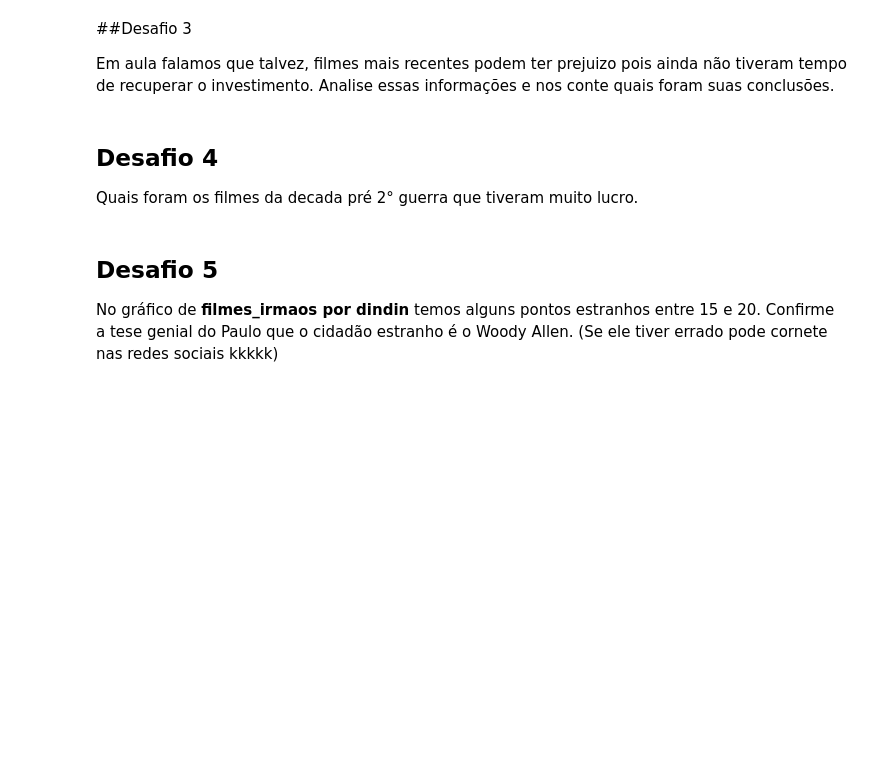
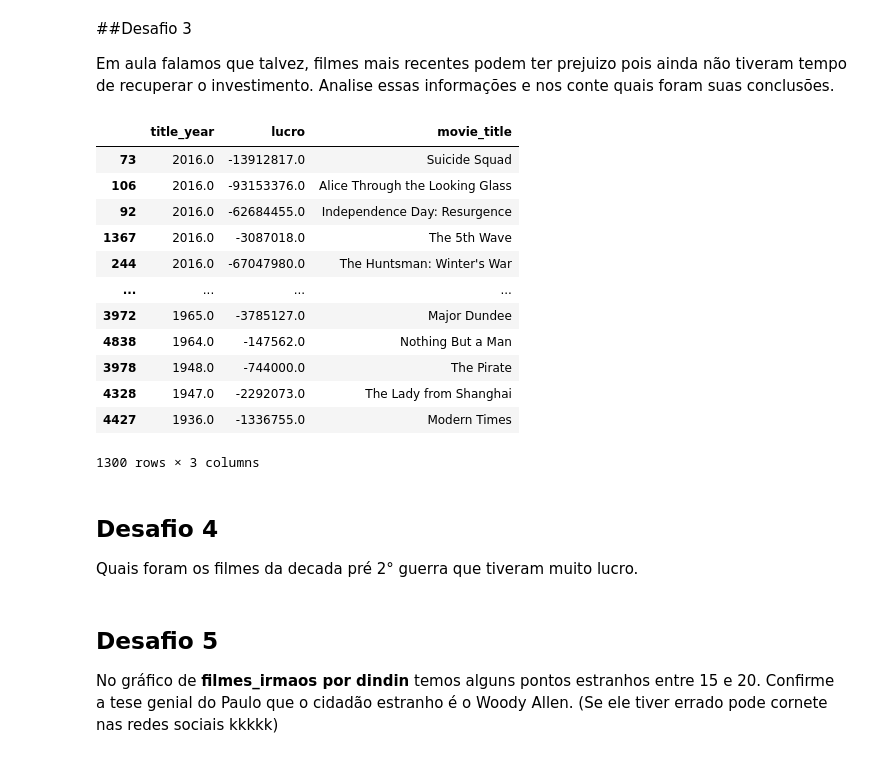
Before and after one commit to edsonajunior/Data-Science-study, a Jupyter notebook: QuarentenaDados_aula03.ipynb, the cells around one changed output. Saved outputs shown, nothing was run; the diff lists cells and outputs as text; code cells hidden in the pictures; blank space fills up the shorter version.

```diff
--- a/QuarentenaDados_aula03.ipynb
+++ b/QuarentenaDados_aula03.ipynb
@@ -261,6 +266,22 @@ No gráfico de **budget por lucro** temos um ponto com muito custo e prejuizo, d
 ##Desafio 3
 
 Em aula falamos que talvez, filmes mais recentes podem ter prejuizo pois ainda não tiveram tempo de recuperar o investimento. Analise essas informações e nos conte quais foram suas conclusões.
+# %%
+imdb_usa.query("budget > 0 and gross > 0 and lucro < 0")[["title_year", "lucro", "movie_title"]].dropna().sort_values("title_year", ascending=False)
+# %% [output]
+|  | title_year | lucro | movie_title |
+| 73 | 2016.0 | -13912817.0 | Suicide Squad |
+| 106 | 2016.0 | -93153376.0 | Alice Through the Looking Glass |
+| 92 | 2016.0 | -62684455.0 | Independence Day: Resurgence |
+| 1367 | 2016.0 | -3087018.0 | The 5th Wave |
+| 244 | 2016.0 | -67047980.0 | The Huntsman: Winter's War |
+| ... | ... | ... | ... |
+| 3972 | 1965.0 | -3785127.0 | Major Dundee |
+| 4838 | 1964.0 | -147562.0 | Nothing But a Man |
+| 3978 | 1948.0 | -744000.0 | The Pirate |
+| 4328 | 1947.0 | -2292073.0 | The Lady from Shanghai |
+| 4427 | 1936.0 | -1336755.0 | Modern Times |
+1300 rows × 3 columns
 # %% [markdown]
 ## Desafio 4
 
```
Also changed, not shown: parts of 1 cell of this notebook.
